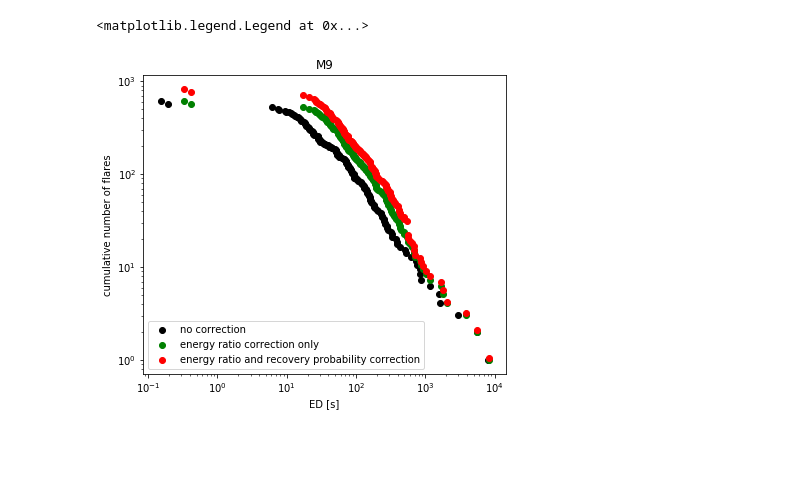
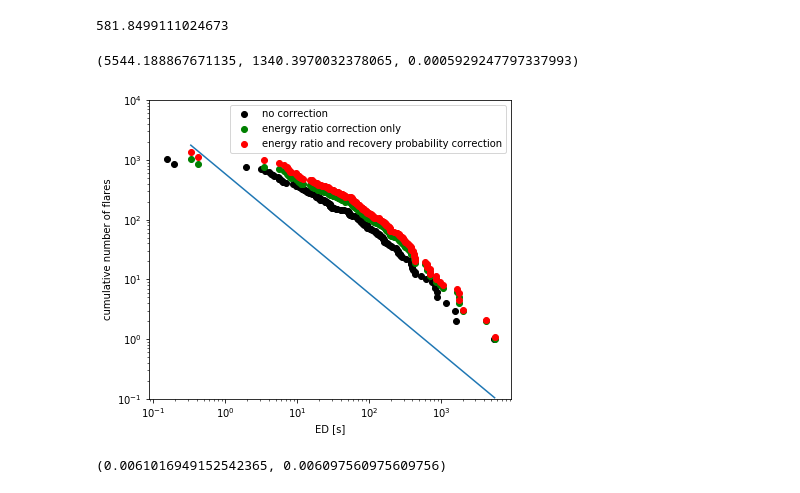
Before and after one commit to ekaterinailin/TESS_UCD_flares, a Jupyter notebook: notebook/NB5_post_analysis.ipynb, the cells around one changed output. Cells and saved outputs as stored; diff of their text form; code cells hidden in the pictures; blank space fills up the shorter version.

Commit message:
fitting power laws

```diff
--- a/notebook/NB5_post_analysis.ipynb
+++ b/notebook/NB5_post_analysis.ipynb
@@ -7,5 +9,5 @@ import matplotlib.pyplot as plt
 # %%
-df = pd.read_csv("../flare_tables/20200220_vetted_flares.csv",
+df = pd.read_csv("../flare_tables/20200218_vetted_flares.csv",
                 names=['ampl_rec','cstart','cstop','ed_rec','ed_rec_err',
                     'istart', 'istop','total_n_valid_data_points',
                     'tstart', 'tstop',  'dur', 'ed_ratio','ed_ratio_count',
@@ -14,10 +16,10 @@ df = pd.read_csv("../flare_tables/20200220_vetted_flares.csv",
             'ed_ratio_std','amplitude_ratio_std','duration_ratio_std','recovery_probability_std',
             'ed_corr_err','amplitude_corr_err','duration_corr_err',"TIC","sector"])
 
-spts = pd.read_csv("../flare_tables/spts.csv")
+#spts = pd.read_csv("../flare_tables/spts.csv")
 
-spts.head()
-df = df.merge(spts[["TIC","spt","TESSmag"]],on="TIC")
+#spts.head()
+#df = df.merge(spts[["TIC","spt","TESSmag"]],on="TIC")
 df.head()
 # %% [output]
 |  | ampl_rec | cstart | cstop | ed_rec | ed_rec_err | istart | istop | total_n_valid_data_points | tstart | ... |
@@ -114,36 +93,57 @@ df[['ed_rec', 'ed_corr','TIC',"sector", "TESSmag"]].tail(25)
+# %%
+df.TIC = np.arange(df.shape[0])
 # %%
-df = df[~np.isnan(df.recovery_probability)]
+df = df[~np.isnan(df.recovery_probability) & (df.recovery_probability > 0)]
 df = df.sort_values(by="ed_corr", ascending=False)
 df = df[~df.ed_corr.isnull() & np.isfinite(df.ed_corr)]
 #df["encorrprob"] = 1./df.recovery_probability.values/np.array(freq)
 df = df.sort_values(by="ed_corr", ascending=True)
 freq = []
 for i in range(df.shape[0]):
     f = df.iloc[:i+1]
     freq.append(len(set(f.TIC.values)))
 
 df = df.sort_values(by="ed_corr", ascending=False)
 
 #for spt, df in F.groupby("spt"):
     #print(la)
     #df = df[(df.TESSmag > 11.14) & (df.TESSmag <11.3)]
-plt.figure(figsize=(6.5,5.5))
-plt.scatter(df.ed_rec.sort_values(ascending=False), np.cumsum(1/np.array(freq[::-1])*freq[-1]), c="k", label="no correction")
-plt.scatter(df.ed_corr.sort_values(ascending=False), np.cumsum(1/np.array(freq[::-1])*freq[-1]), c="g", label="energy ratio correction only")
-plt.scatter(df.ed_corr.sort_values(ascending=False), np.cumsum(1./df.recovery_probability.values/np.array(freq[::-1])*freq[-1]), c="r", label="energy ratio and recovery probability correction")
+fig, ax = plt.subplots(1,figsize=(6.5,5.5))
+plt.scatter(df.ed_rec.sort_values(ascending=False), np.cumsum(1/np.array(freq[::-1])*len(freq)), c="k", label="no correction")
+plt.scatter(df.ed_corr.sort_values(ascending=False), np.cumsum(1/np.array(freq[::-1]))*len(freq), c="g", label="energy ratio correction only")
+plt.scatter(df.ed_corr.sort_values(ascending=False), np.cumsum(1./df.recovery_probability.values/np.array(freq[::-1]))*len(freq), c="r", label="energy ratio and recovery probability correction")
+#plt.scatter(df.ed_corr.sort_values(ascending=False), np.cumsum(1./df.recovery_probability.values), c="orange", label="energy ratio and recovery probability correction")
+
+
+a = df.ed_corr.values
+f = np.cumsum(1./df.recovery_probability.values/np.array(freq[::-1]))*len(freq)
+alpha,alpha_err = 2., .2
+#print(a)#, np.delete(a,0),len(freq))
+beta, beta_err = fit_beta_to_powerlaw(a,f, alpha, alpha_err,1)
+
+#fig, ax = plt.subplots(1,figsize=(10,8))
+plot_powerlaw(ax, a, alpha, beta, mode="ED")
+plt.plot([10,1000],[1/177,1/177])
 plt.xscale('log')
 plt.yscale('log')
 plt.xlabel("ED [s]")#"flare energy in TESS band [erg]")
 plt.ylabel("cumulative number of flares")
-plt.title(spt)
+#plt.title(spt)
 plt.legend()
 #     plt.figure(figsize=(6.5,5.5))
 #     plt.hist(df.TESSmag)
 #     plt.title(spt)
 # #plt.savefig("plots/{}_FFD_two_step_correction.png".format(today), dpi=300)
+plt.ylim(1e-1,1e4)
+a[0],f[-1], 3.28728696316649/a[0]
 # %% [output]
-<matplotlib.legend.Legend at 0x...>
+581.8499111024673
+(5544.188867671135, 1340.3970032378065, 0.0005929247797337993)
-[figure, old version]
+[figure, new version]
+# %%
+f[0], 1/164
+# %% [output]
+(0.0061016949152542365, 0.006097560975609756)
 # %%
 #df = df[df.recovery_probability > .2]
 
```
Also changed, not shown: parts of 16 cells of this notebook, 1 other file.
